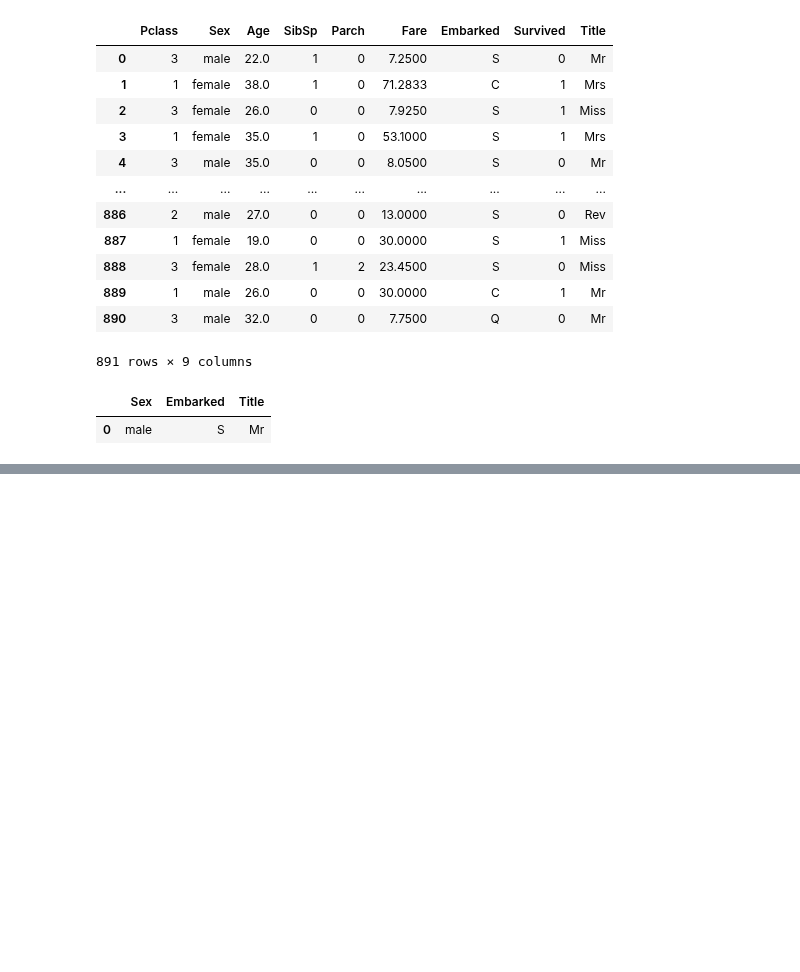
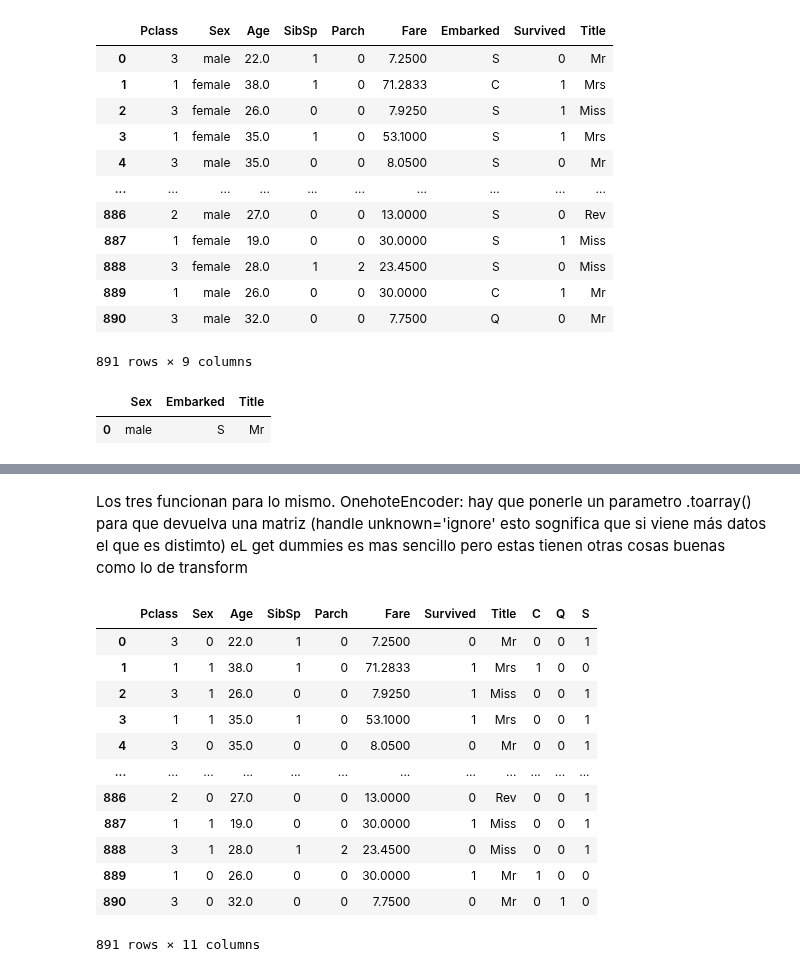
Before and after one commit to IsabelRomoBru/DS102024, a Jupyter notebook: 3-MachineLearning/2-Supervisado/Ejercicios/practica2titanic.ipynb, the cells around one changed output, grey strips where cells are left out. Drawn from its saved outputs; the diff is of its cells as text; code cells hidden in the pictures; blank space fills up the shorter version.

```diff
--- a/3-MachineLearning/2-Supervisado/Ejercicios/practica2titanic.ipynb
+++ b/3-MachineLearning/2-Supervisado/Ejercicios/practica2titanic.ipynb
@@ -114,0 +113,23 @@ df
+# %% [markdown]
+Los tres funcionan para lo mismo.
+OnehoteEncoder: hay que ponerle un parametro .toarray() para que devuelva una matriz
+    (handle unknown='ignore' esto sognifica que si viene más datos el que es distimto)
+eL get dummies es mas sencillo pero estas tienen otras cosas buenas como lo de transform
+# %%
+df_temporal= pd.get_dummies(df['Embarked'],dtype='int')
+df= pd.concat([df,df_temporal],axis=1)
+df.drop(columns='Embarked')
+# %% [output]
+|  | Pclass | Sex | Age | SibSp | Parch | Fare | Survived | Title | C | Q | S |
+| 0 | 3 | 0 | 22.0 | 1 | 0 | 7.2500 | 0 | Mr | 0 | 0 | 1 |
+| 1 | 1 | 1 | 38.0 | 1 | 0 | 71.2833 | 1 | Mrs | 1 | 0 | 0 |
+| 2 | 3 | 1 | 26.0 | 0 | 0 | 7.9250 | 1 | Miss | 0 | 0 | 1 |
+| 3 | 1 | 1 | 35.0 | 1 | 0 | 53.1000 | 1 | Mrs | 0 | 0 | 1 |
+| 4 | 3 | 0 | 35.0 | 0 | 0 | 8.0500 | 0 | Mr | 0 | 0 | 1 |
+| ... | ... | ... | ... | ... | ... | ... | ... | ... | ... | ... | ... |
+| 886 | 2 | 0 | 27.0 | 0 | 0 | 13.0000 | 0 | Rev | 0 | 0 | 1 |
+| 887 | 1 | 1 | 19.0 | 0 | 0 | 30.0000 | 1 | Miss | 0 | 0 | 1 |
+| 888 | 3 | 1 | 28.0 | 1 | 2 | 23.4500 | 0 | Miss | 0 | 0 | 1 |
+| 889 | 1 | 0 | 26.0 | 0 | 0 | 30.0000 | 1 | Mr | 1 | 0 | 0 |
+| 890 | 3 | 0 | 32.0 | 0 | 0 | 7.7500 | 0 | Mr | 0 | 1 | 0 |
+891 rows × 11 columns
```
Also changed, not shown: parts of 16 cells of this notebook.
